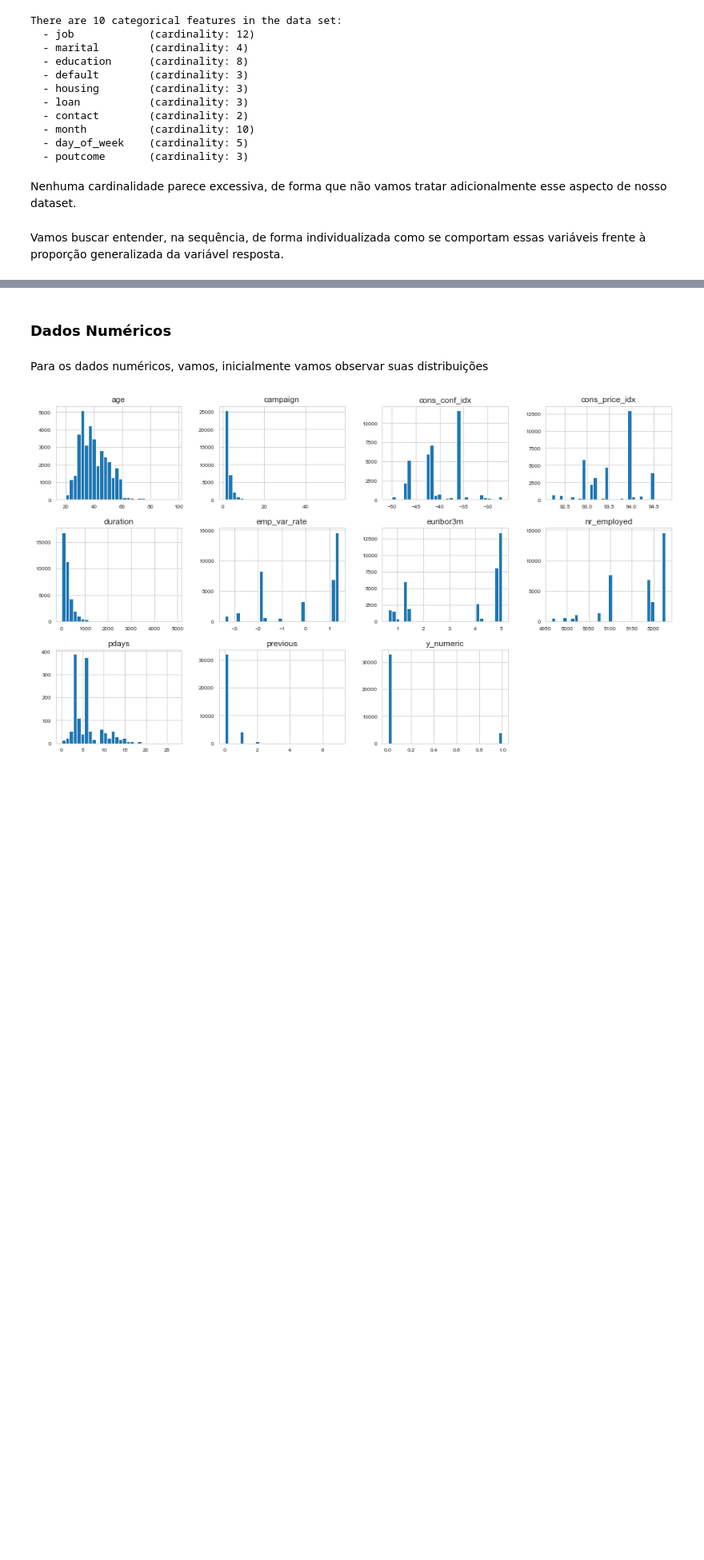
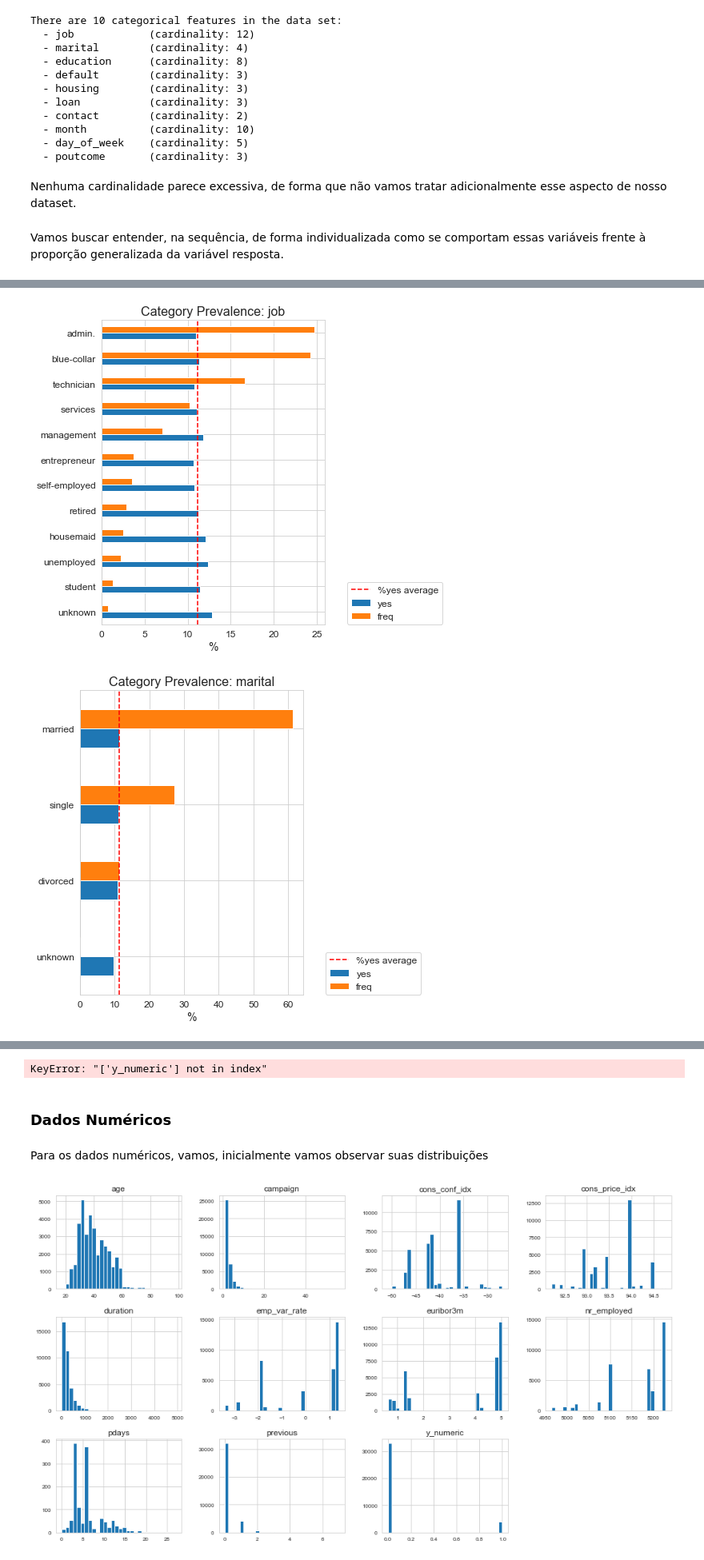
Before and after one commit to pfcor/bank-marketing-mess, a Jupyter notebook: bank-marketing-analysis-eda.ipynb, the cells around one changed output, grey strips where cells are left out. Shown at 80% size. Cells and saved outputs as stored; diff of their text form; code cells hidden in the pictures; blank space fills up the shorter version.

```diff
--- a/bank-marketing-analysis-eda.ipynb
+++ b/bank-marketing-analysis-eda.ipynb
@@ -151,0 +179,6 @@ for cat_feature in data_cat.columns[:-2]:
+# %%
+data_cat['y_numeric'] = data['y_numeric'] # target encodado para facilitar agregações
+plots = plot_cats_prevalence(data_cat, savefig=True)
+# %% [output]
+[figure, added]
+[figure, added]
@@ -152,3 +191,8 @@ for cat_feature in data_cat.columns[:-2]:
+# %%
+# análise similar para dados de tempo
+data_tempo = data[['month', 'day_of_week', 'y_numeric']]
+# %% [output]
+KeyError: "['y_numeric'] not in index"
 # %% [markdown]
 ### Dados Numéricos
 # %%
```
Also changed, not shown: parts of 49 cells of this notebook, 6 other files.
